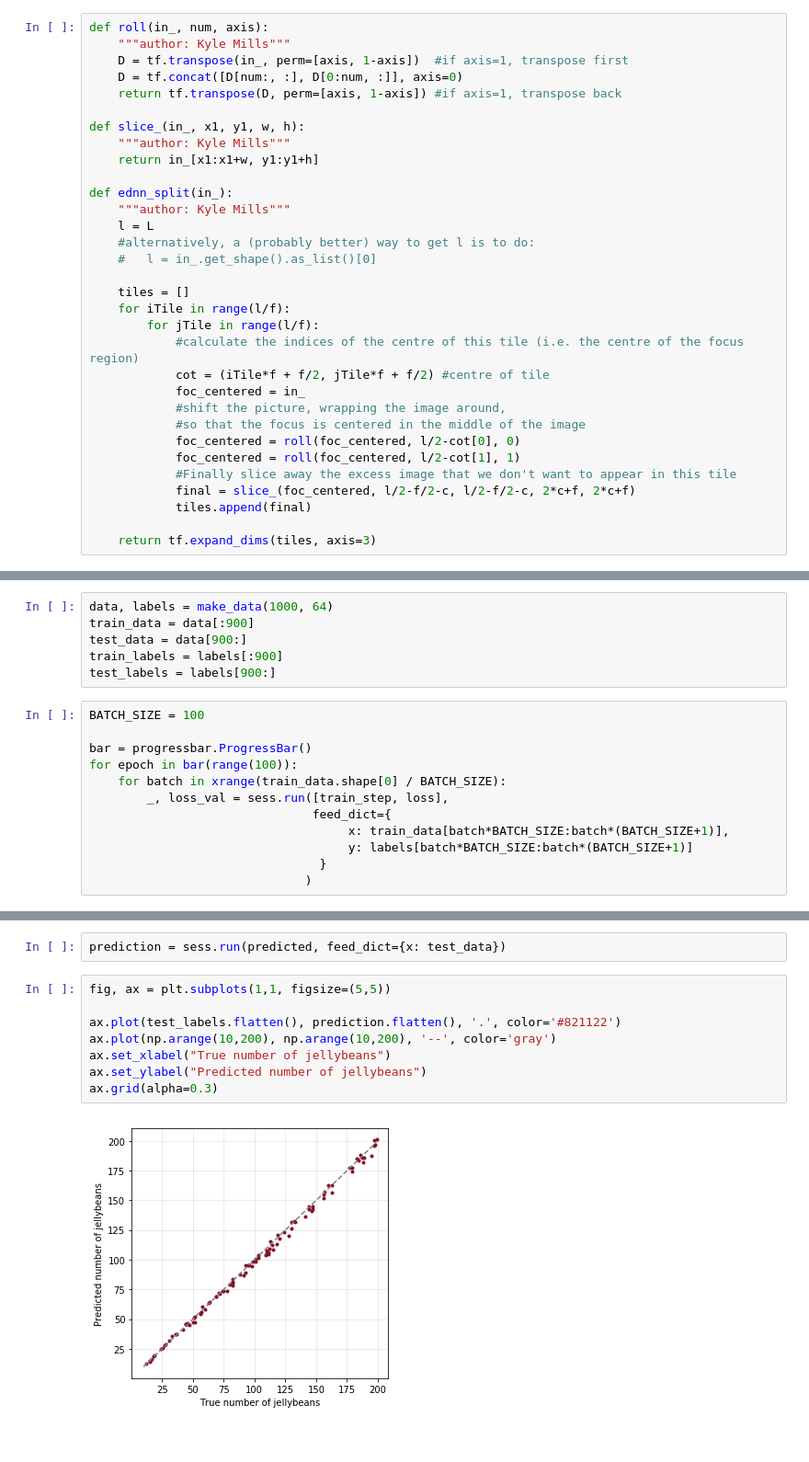
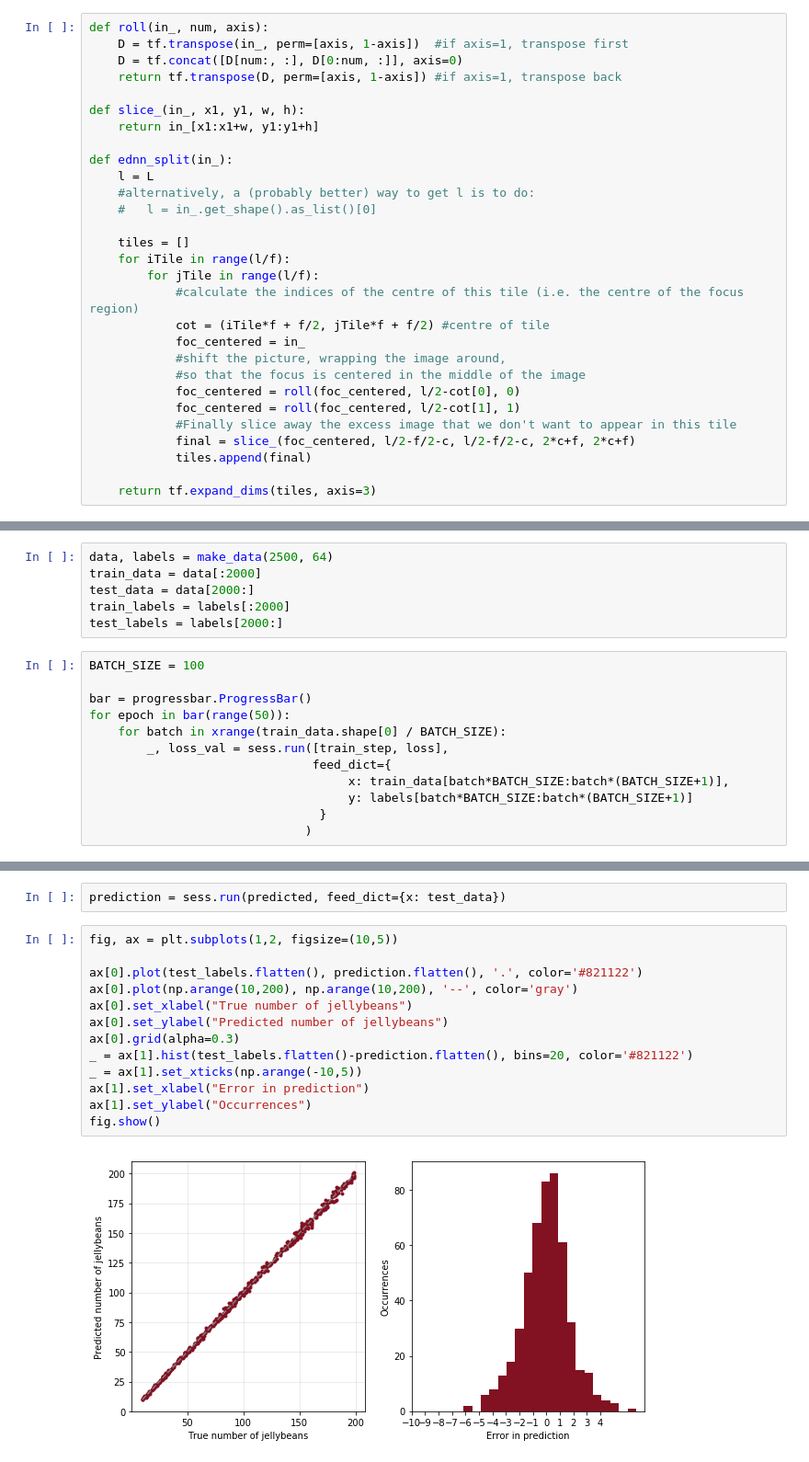
Before and after one commit to millskyle/extensive_deep_neural_networks, a Jupyter notebook: ednn_blog_1.ipynb, the cells around one changed output, grey strips where cells are left out. Shown: that part at 92% size. Saved outputs shown, nothing was run; the diff lists cells and outputs as text.

```diff
--- a/ednn_blog_1.ipynb
+++ b/ednn_blog_1.ipynb
@@ -61,16 +38,13 @@ Next we'll define a few functions to help us.  `roll` is merely a 2-dimensional
 # %%
 def roll(in_, num, axis):
-    """author: Kyle Mills"""
     D = tf.transpose(in_, perm=[axis, 1-axis])  #if axis=1, transpose first
     D = tf.concat([D[num:, :], D[0:num, :]], axis=0)
     return tf.transpose(D, perm=[axis, 1-axis]) #if axis=1, transpose back
 
 def slice_(in_, x1, y1, w, h):
-    """author: Kyle Mills"""
     return in_[x1:x1+w, y1:y1+h]
 
 def ednn_split(in_):
-    """author: Kyle Mills"""
     l = L
     #alternatively, a (probably better) way to get l is to do:
     #   l = in_.get_shape().as_list()[0]
@@ -131,14 +112,14 @@ We will get 1000 data points, and split it into training and testing datasets wi
 # %%
-data, labels = make_data(1000, 64)
-train_data = data[:900]
-test_data = data[900:]
-train_labels = labels[:900]
-test_labels = labels[900:]
+data, labels = make_data(2500, 64)
+train_data = data[:2000]
+test_data = data[2000:]
+train_labels = labels[:2000]
+test_labels = labels[2000:]
 # %%
 BATCH_SIZE = 100
 
 bar = progressbar.ProgressBar()
-for epoch in bar(range(100)):
+for epoch in bar(range(50)):
     for batch in xrange(train_data.shape[0] / BATCH_SIZE):
         _, loss_val = sess.run([train_step, loss],
                                feed_dict={
@@ -151,12 +132,17 @@ for epoch in bar(range(100)):
 # %%
 prediction = sess.run(predicted, feed_dict={x: test_data})
 # %%
-fig, ax = plt.subplots(1,1, figsize=(5,5))
+fig, ax = plt.subplots(1,2, figsize=(10,5))
 
-ax.plot(test_labels.flatten(), prediction.flatten(), '.', color='#821122')
-ax.plot(np.arange(10,200), np.arange(10,200), '--', color='gray')
-ax.set_xlabel("True number of jellybeans")
-ax.set_ylabel("Predicted number of jellybeans")
-ax.grid(alpha=0.3)
+ax[0].plot(test_labels.flatten(), prediction.flatten(), '.', color='#821122')
+ax[0].plot(np.arange(10,200), np.arange(10,200), '--', color='gray')
+ax[0].set_xlabel("True number of jellybeans")
+ax[0].set_ylabel("Predicted number of jellybeans")
+ax[0].grid(alpha=0.3)
+_ = ax[1].hist(test_labels.flatten()-prediction.flatten(), bins=20, color='#821122')
+_ = ax[1].set_xticks(np.arange(-10,5))
+ax[1].set_xlabel("Error in prediction")
+ax[1].set_ylabel("Occurrences")
+fig.show()
 # %% [output]
-[figure, old version]
+[figure, new version]
```
Also changed, not shown: parts of 13 cells of this notebook.
